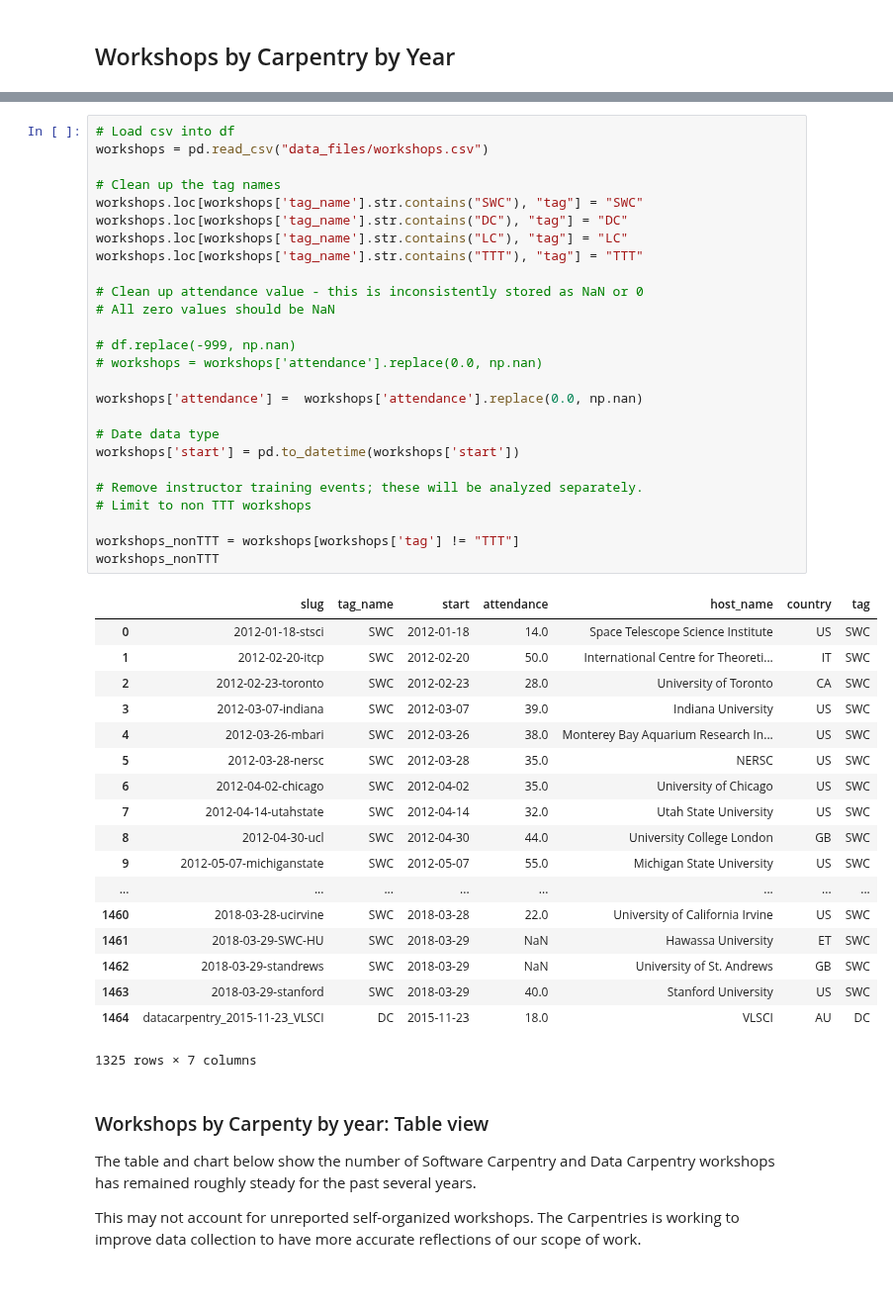
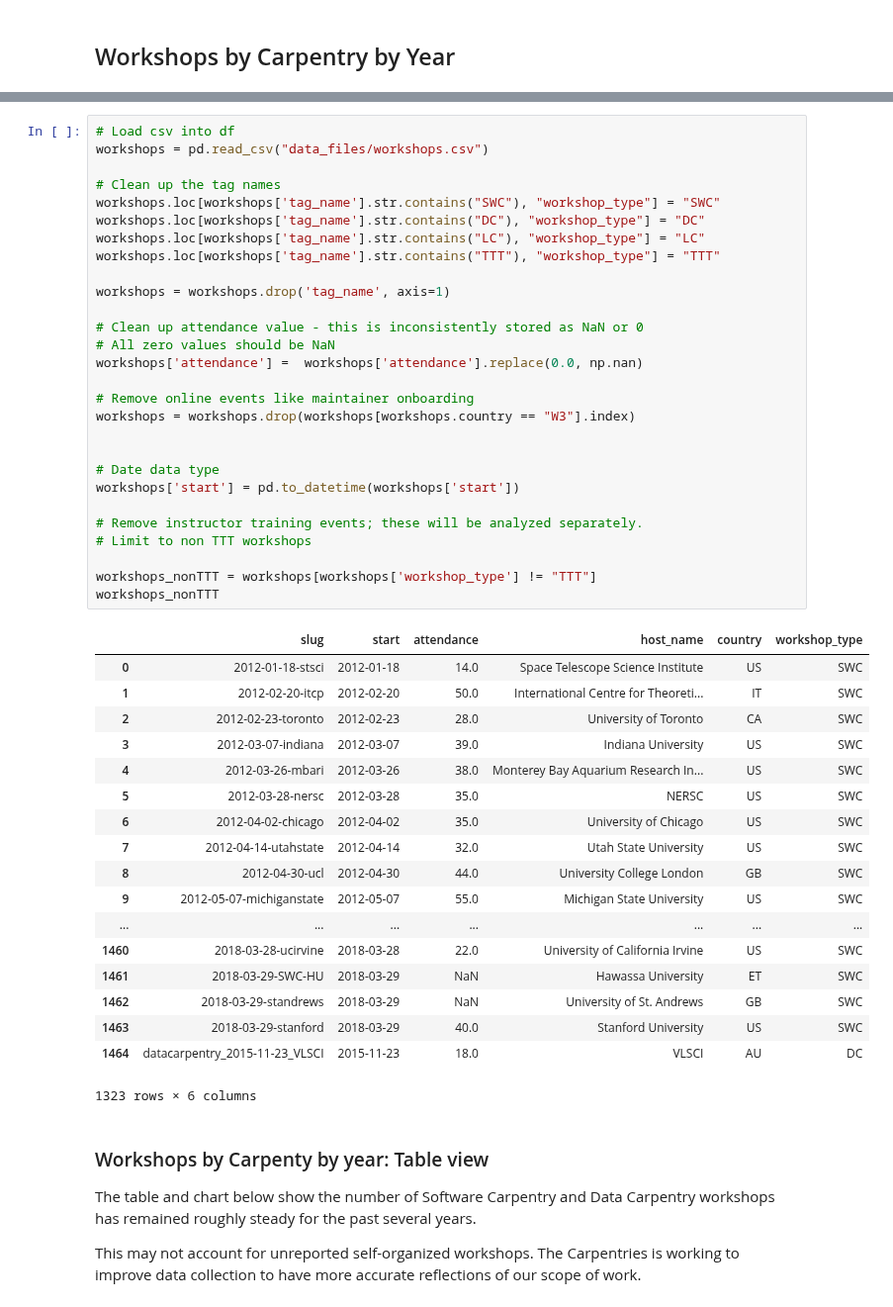
Before and after one commit to carpentries/assessment, a Jupyter notebook: programmatic-assessment/workshops/final_report_draft.ipynb, the cells around one changed output, grey strips where cells are left out. Shown at 99% size. Saved outputs shown, nothing was run; the diff lists cells and outputs as text.

```diff
--- a/programmatic-assessment/workshops/final_report_draft.ipynb
+++ b/programmatic-assessment/workshops/final_report_draft.ipynb
@@ -19,48 +44,50 @@ Instructor training events are analyzed separately.
 # %%
 # Load csv into df
 workshops = pd.read_csv("data_files/workshops.csv")
 
 # Clean up the tag names
-workshops.loc[workshops['tag_name'].str.contains("SWC"), "tag"] = "SWC"
-workshops.loc[workshops['tag_name'].str.contains("DC"), "tag"] = "DC"
-workshops.loc[workshops['tag_name'].str.contains("LC"), "tag"] = "LC"
-workshops.loc[workshops['tag_name'].str.contains("TTT"), "tag"] = "TTT"
+workshops.loc[workshops['tag_name'].str.contains("SWC"), "workshop_type"] = "SWC"
+workshops.loc[workshops['tag_name'].str.contains("DC"), "workshop_type"] = "DC"
+workshops.loc[workshops['tag_name'].str.contains("LC"), "workshop_type"] = "LC"
+workshops.loc[workshops['tag_name'].str.contains("TTT"), "workshop_type"] = "TTT"
+
+workshops = workshops.drop('tag_name', axis=1)
 
 # Clean up attendance value - this is inconsistently stored as NaN or 0
 # All zero values should be NaN
+workshops['attendance'] =  workshops['attendance'].replace(0.0, np.nan)
 
-# df.replace(-999, np.nan)
-# workshops = workshops['attendance'].replace(0.0, np.nan)
+# Remove online events like maintainer onboarding
+workshops = workshops.drop(workshops[workshops.country == "W3"].index)
 
-workshops['attendance'] =  workshops['attendance'].replace(0.0, np.nan)
 
 # Date data type
 workshops['start'] = pd.to_datetime(workshops['start'])
 
 # Remove instructor training events; these will be analyzed separately.
 # Limit to non TTT workshops
 
-workshops_nonTTT = workshops[workshops['tag'] != "TTT"]
+workshops_nonTTT = workshops[workshops['workshop_type'] != "TTT"]
 workshops_nonTTT
 # %% [output]
-|  | slug | tag_name | start | attendance | host_name | country | tag |
-| 0 | 2012-01-18-stsci | SWC | 2012-01-18 | 14.0 | Space Telescope Science Institute | US | SWC |
-| 1 | 2012-02-20-itcp | SWC | 2012-02-20 | 50.0 | International Centre for Theoreti... | IT | SWC |
-| 2 | 2012-02-23-toronto | SWC | 2012-02-23 | 28.0 | University of Toronto | CA | SWC |
-| 3 | 2012-03-07-indiana | SWC | 2012-03-07 | 39.0 | Indiana University | US | SWC |
-| 4 | 2012-03-26-mbari | SWC | 2012-03-26 | 38.0 | Monterey Bay Aquarium Research In... | US | SWC |
-| 5 | 2012-03-28-nersc | SWC | 2012-03-28 | 35.0 | NERSC | US | SWC |
-| 6 | 2012-04-02-chicago | SWC | 2012-04-02 | 35.0 | University of Chicago | US | SWC |
-| 7 | 2012-04-14-utahstate | SWC | 2012-04-14 | 32.0 | Utah State University | US | SWC |
-| 8 | 2012-04-30-ucl | SWC | 2012-04-30 | 44.0 | University College London | GB | SWC |
-| 9 | 2012-05-07-michiganstate | SWC | 2012-05-07 | 55.0 | Michigan State University | US | SWC |
-| ... | ... | ... | ... | ... | ... | ... | ... |
-| 1460 | 2018-03-28-ucirvine | SWC | 2018-03-28 | 22.0 | University of California Irvine | US | SWC |
-| 1461 | 2018-03-29-SWC-HU | SWC | 2018-03-29 | NaN | Hawassa University | ET | SWC |
-| 1462 | 2018-03-29-standrews | SWC | 2018-03-29 | NaN | University of St. Andrews | GB | SWC |
-| 1463 | 2018-03-29-stanford | SWC | 2018-03-29 | 40.0 | Stanford University | US | SWC |
-| 1464 | datacarpentry_2015-11-23_VLSCI | DC | 2015-11-23 | 18.0 | VLSCI | AU | DC |
+|  | slug | start | attendance | host_name | country | workshop_type |
+| 0 | 2012-01-18-stsci | 2012-01-18 | 14.0 | Space Telescope Science Institute | US | SWC |
+| 1 | 2012-02-20-itcp | 2012-02-20 | 50.0 | International Centre for Theoreti... | IT | SWC |
+| 2 | 2012-02-23-toronto | 2012-02-23 | 28.0 | University of Toronto | CA | SWC |
+| 3 | 2012-03-07-indiana | 2012-03-07 | 39.0 | Indiana University | US | SWC |
+| 4 | 2012-03-26-mbari | 2012-03-26 | 38.0 | Monterey Bay Aquarium Research In... | US | SWC |
+| 5 | 2012-03-28-nersc | 2012-03-28 | 35.0 | NERSC | US | SWC |
+| 6 | 2012-04-02-chicago | 2012-04-02 | 35.0 | University of Chicago | US | SWC |
+| 7 | 2012-04-14-utahstate | 2012-04-14 | 32.0 | Utah State University | US | SWC |
+| 8 | 2012-04-30-ucl | 2012-04-30 | 44.0 | University College London | GB | SWC |
+| 9 | 2012-05-07-michiganstate | 2012-05-07 | 55.0 | Michigan State University | US | SWC |
+| ... | ... | ... | ... | ... | ... | ... |
+| 1460 | 2018-03-28-ucirvine | 2018-03-28 | 22.0 | University of California Irvine | US | SWC |
+| 1461 | 2018-03-29-SWC-HU | 2018-03-29 | NaN | Hawassa University | ET | SWC |
+| 1462 | 2018-03-29-standrews | 2018-03-29 | NaN | University of St. Andrews | GB | SWC |
+| 1463 | 2018-03-29-stanford | 2018-03-29 | 40.0 | Stanford University | US | SWC |
+| 1464 | datacarpentry_2015-11-23_VLSCI | 2015-11-23 | 18.0 | VLSCI | AU | DC |
-1325 rows × 7 columns
+1323 rows × 6 columns
 # %% [markdown]
 ### Workshops by Carpenty by year: Table view
 The table and chart below show the number of Software Carpentry and Data Carpentry workshops has remained roughly steady for the past several years.
```
Also changed, not shown: parts of 39 cells of this notebook, 1 other file.
